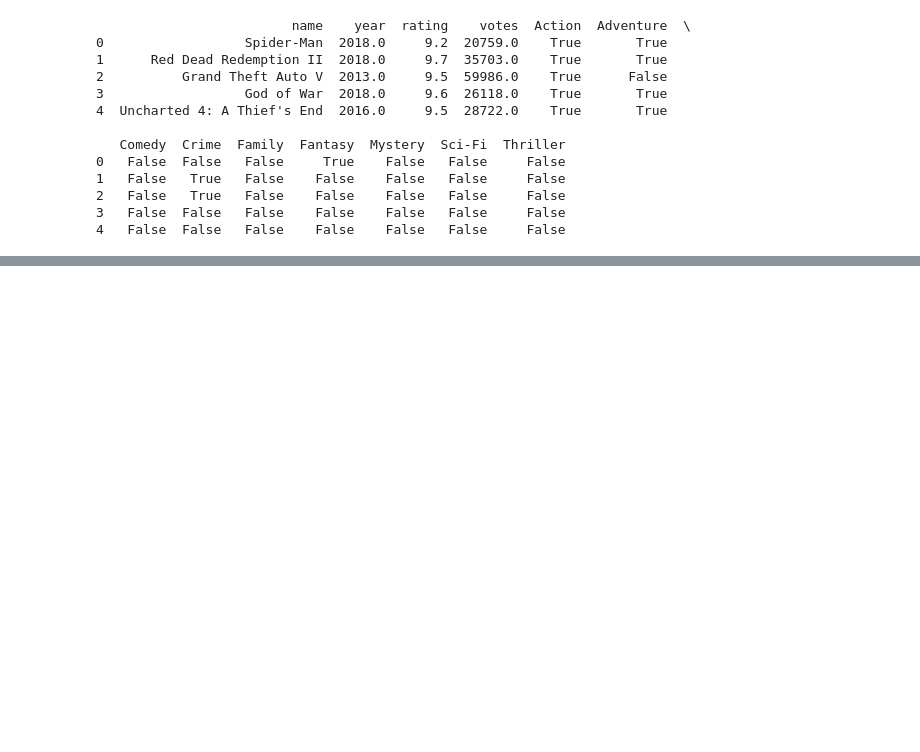
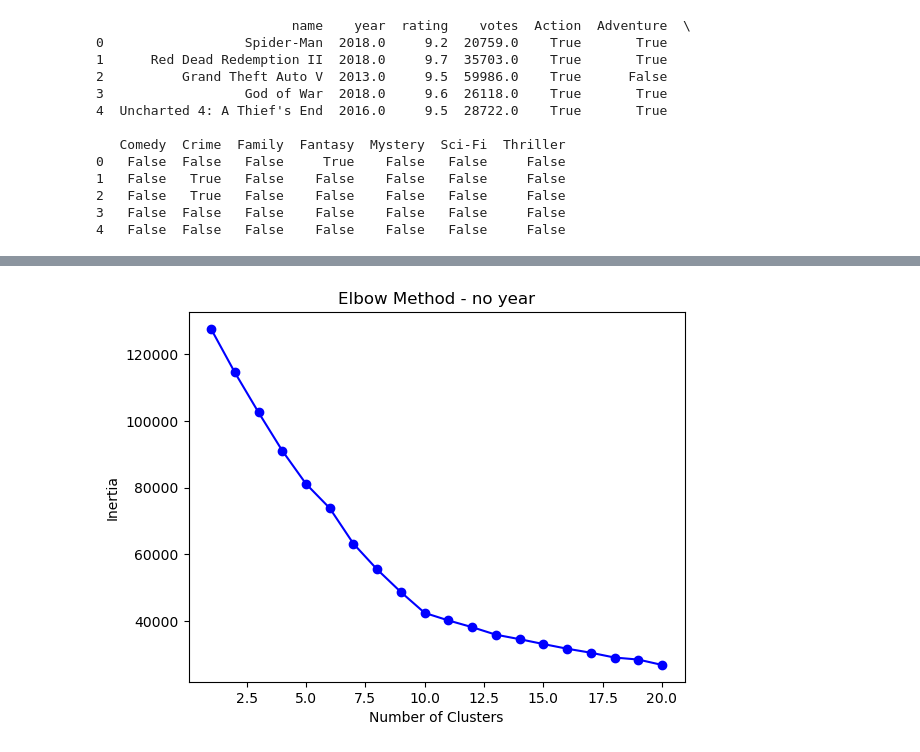
Before and after one commit to jrfloza12/Project4, a Jupyter notebook: Cluster_Kmeans.ipynb, the cells around one changed output, grey strips where cells are left out. Saved outputs shown, nothing was run; the diff lists cells and outputs as text; code cells hidden in the pictures; blank space fills up the shorter version.

```diff
--- a/Cluster_Kmeans.ipynb
+++ b/Cluster_Kmeans.ipynb
@@ -33,0 +111,19 @@ for column in features.columns:
+# %%
+# Select another set of features by removing name and year
+features_noyear = Games_df.drop(['name', 'year'], axis=1)
+# %%
+features_scaled_without_year = scaler.fit_transform(features_noyear)
+# %%
+inertia_values = []
+num_clusters = list(range(1, 21))
+for num in num_clusters:
+    kmeans_model = KMeans(n_clusters=num, random_state=1)
+    kmeans_model.fit(features_scaled_without_year)
+    inertia_values.append(kmeans_model.inertia_)
+# %%
+# Define a DataFrame to hold the values for number of clusters and the corresponding inertia again
+elbow_data2 = {"num_clusters": num_clusters, "inertia_values": inertia_values}
+df_elbow2 = pd.DataFrame(elbow_data2)
+
+# Review the DataFrame
+df_elbow2.head(20)
@@ -33,0 +148,8 @@ for column in features.columns:
+# %%
+plt.plot(df_elbow2['num_clusters'], df_elbow2['inertia_values'], 'bo-')
+plt.xlabel('Number of Clusters')
+plt.ylabel('Inertia')
+plt.title('Elbow Method - no year')
+plt.show()
+# %% [output]
+[figure, added]
```
Also changed, not shown: parts of 15 cells of this notebook, 1 other file.
